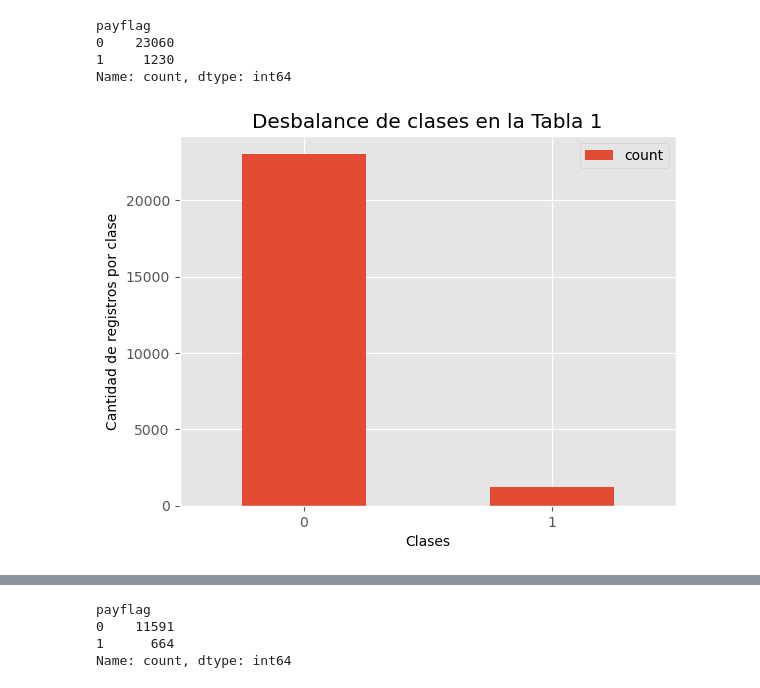
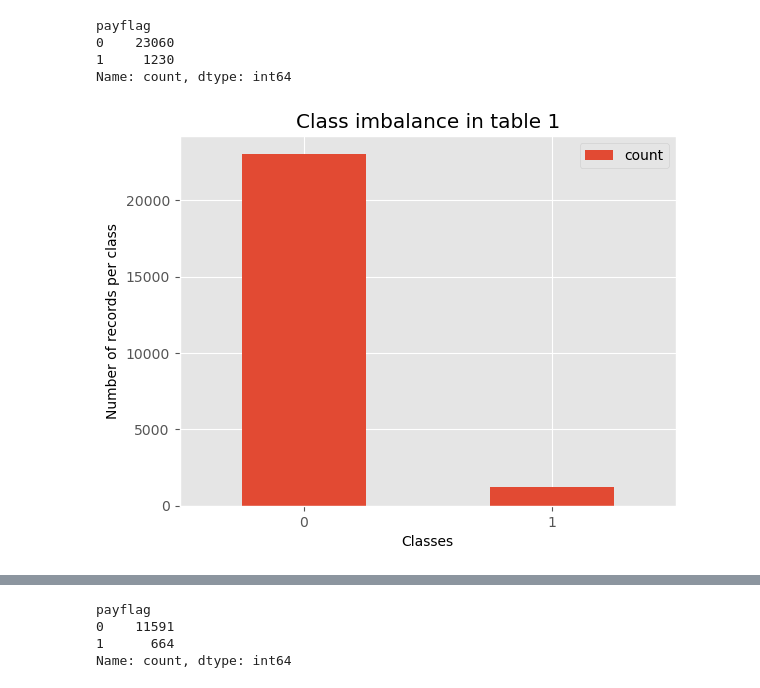
Before and after one commit to dc36205/Exploration_Well_Logs_Based_On_Geological_Data_for_Classification, a Jupyter notebook: Classification_of_exploration_well_logs_based_on_geological_data.ipynb, the cells around one changed output, grey strips where cells are left out. Drawn from its saved outputs; the diff is of its cells as text; code cells hidden in the pictures.

```diff
--- a/Classification_of_exploration_well_logs_based_on_geological_data.ipynb
+++ b/Classification_of_exploration_well_logs_based_on_geological_data.ipynb
@@ -1901,11 +1901,11 @@ payflag
 Name: count, dtype: int64
 # %%
 df_well_1['payflag'].value_counts().plot.bar(rot= 0)
-plt.title('Desbalance de clases en la Tabla 1')
-plt.ylabel('Cantidad de registros por clase')
-plt.xlabel('Clases')
+plt.title('Class imbalance in table 1')
+plt.ylabel('Number of records per class')
+plt.xlabel('Classes')
 plt.legend(loc='upper right')
 plt.savefig("Chart_unbalance_data_Pozo-1.png", dpi=600, bbox_inches='tight', pad_inches=0.5)
 # %% [output]
-[figure, old version]
+[figure, new version]
 # %%
```
Also changed, not shown: parts of 7 cells of this notebook.
